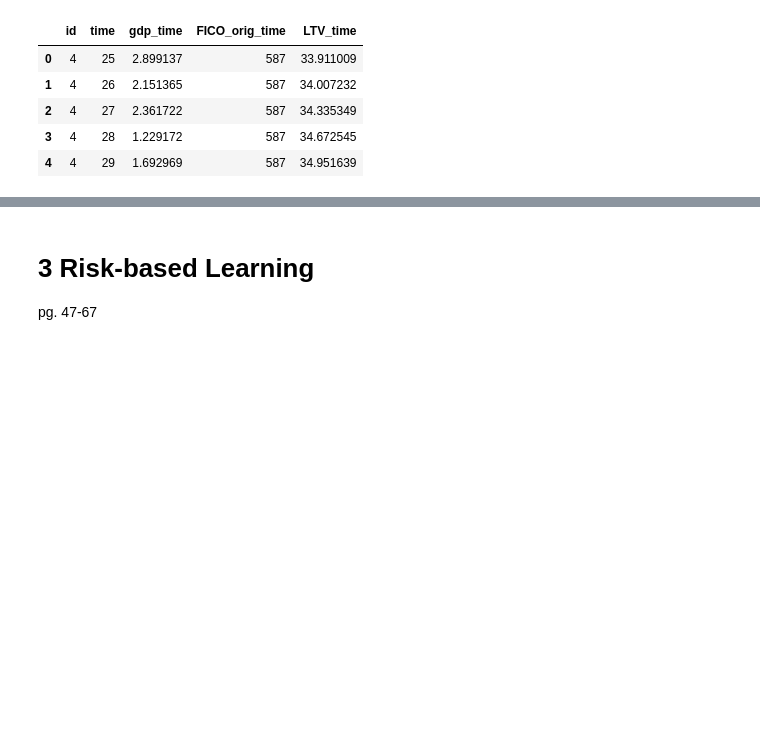
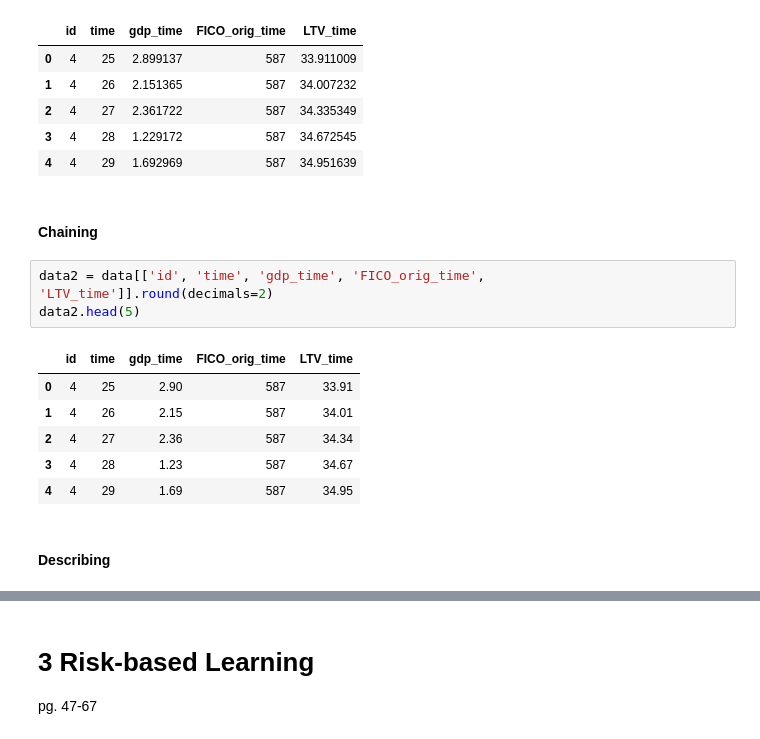
Before and after one commit to lktuan/deep_credit_risk, a Jupyter notebook: notebooks/part1_principle_of_data_learning.ipynb, the cells around one changed output, grey strips where cells are left out. Saved outputs shown, nothing was run; the diff lists cells and outputs as text; blank space fills up the shorter version.

```diff
--- a/notebooks/part1_principle_of_data_learning.ipynb
+++ b/notebooks/part1_principle_of_data_learning.ipynb
@@ -212,3 +212,17 @@ data2.head()
 | 2 | 4 | 27 | 2.361722 | 587 | 34.335349 |
 | 3 | 4 | 28 | 1.229172 | 587 | 34.672545 |
 | 4 | 4 | 29 | 1.692969 | 587 | 34.951639 |
+# %% [markdown]
+#### Chaining
+# %%
+data2 = data[['id', 'time', 'gdp_time', 'FICO_orig_time', 'LTV_time']].round(decimals=2)
+data2.head(5)
+# %% [output]
+|  | id | time | gdp_time | FICO_orig_time | LTV_time |
+| 0 | 4 | 25 | 2.90 | 587 | 33.91 |
+| 1 | 4 | 26 | 2.15 | 587 | 34.01 |
+| 2 | 4 | 27 | 2.36 | 587 | 34.34 |
+| 3 | 4 | 28 | 1.23 | 587 | 34.67 |
+| 4 | 4 | 29 | 1.69 | 587 | 34.95 |
+# %% [markdown]
+#### Describing
```
Also changed, not shown: parts of 50 cells of this notebook, 1 other file.
